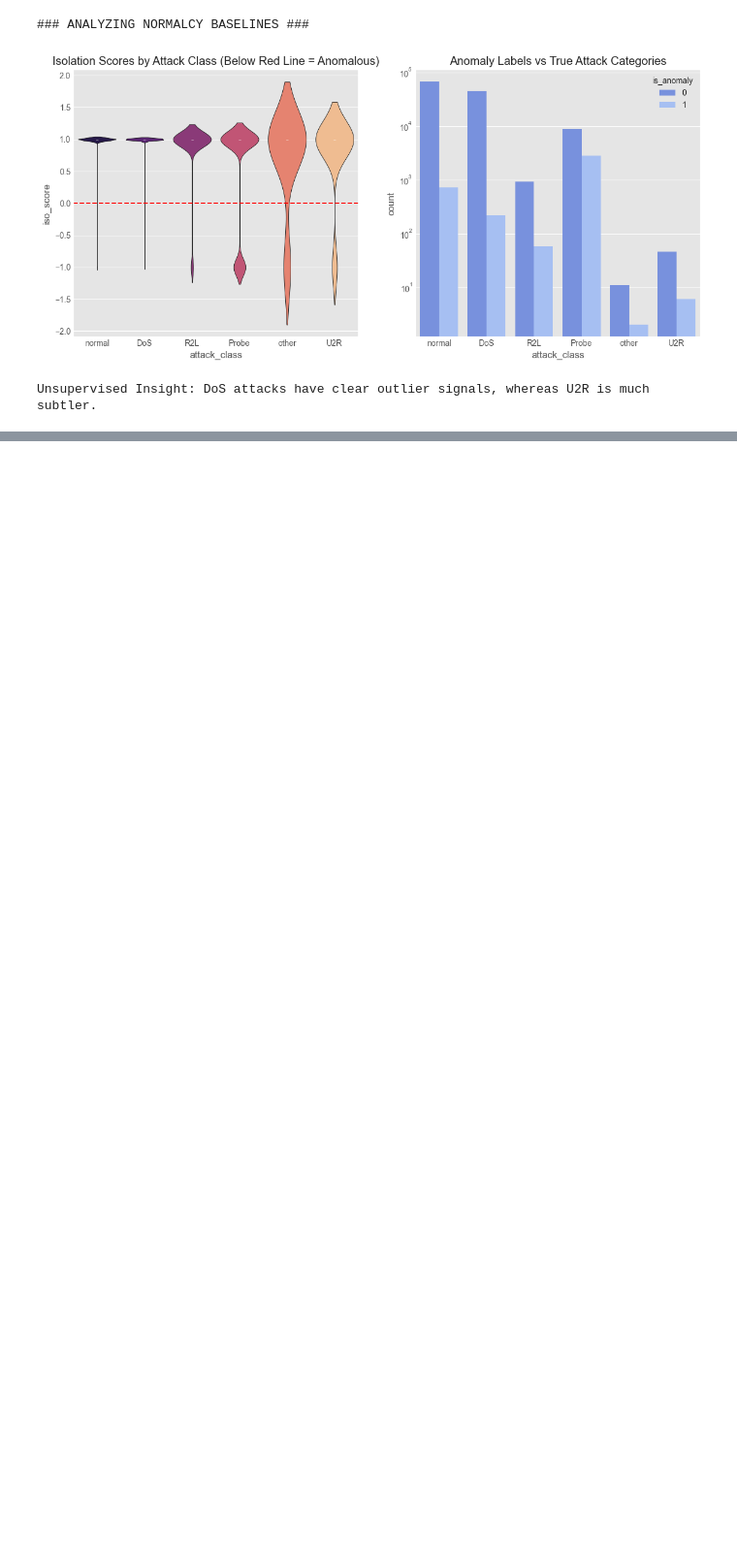
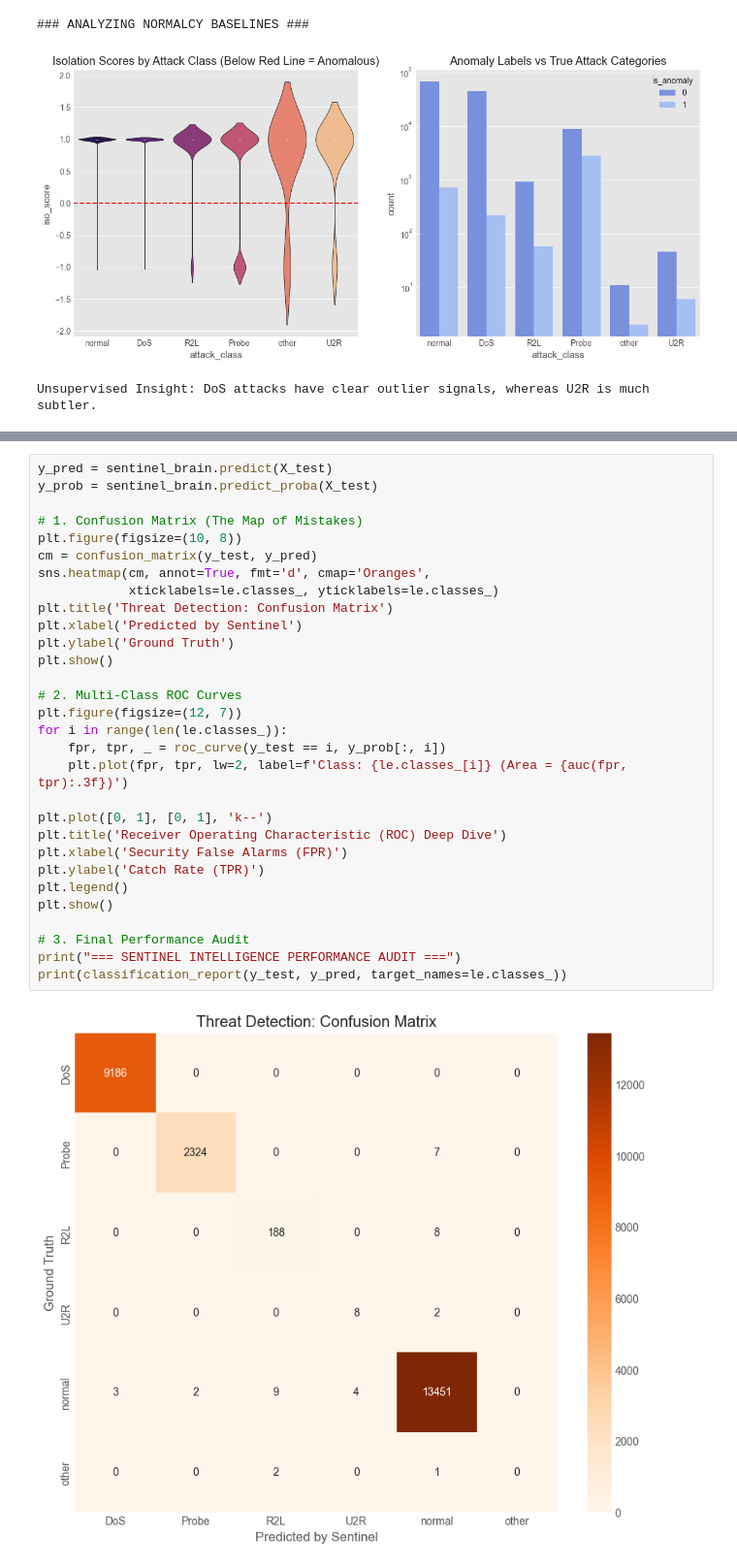
Before and after one commit to mailech/SentinelNet-AI-Powered-Network-Intrusion-Detection-System-, a Jupyter notebook: WorkForce.ipynb, the cells around one changed output, grey strips where cells are left out. Shown at 97% size. Saved outputs shown, nothing was run; the diff lists cells and outputs as text; blank space fills up the shorter version.

```diff
--- a/WorkForce.ipynb
+++ b/WorkForce.ipynb
@@ -320,0 +325,32 @@ sentinel_brain = grid.best_estimator_
+# %%
+y_pred = sentinel_brain.predict(X_test)
+y_prob = sentinel_brain.predict_proba(X_test)
+
+# 1. Confusion Matrix (The Map of Mistakes)
+plt.figure(figsize=(10, 8))
+cm = confusion_matrix(y_test, y_pred)
+sns.heatmap(cm, annot=True, fmt='d', cmap='Oranges',
+            xticklabels=le.classes_, yticklabels=le.classes_)
+plt.title('Threat Detection: Confusion Matrix')
+plt.xlabel('Predicted by Sentinel')
+plt.ylabel('Ground Truth')
+plt.show()
+
+# 2. Multi-Class ROC Curves
+plt.figure(figsize=(12, 7))
+for i in range(len(le.classes_)):
+    fpr, tpr, _ = roc_curve(y_test == i, y_prob[:, i])
+    plt.plot(fpr, tpr, lw=2, label=f'Class: {le.classes_[i]} (Area = {auc(fpr, tpr):.3f})')
+
+plt.plot([0, 1], [0, 1], 'k--')
+plt.title('Receiver Operating Characteristic (ROC) Deep Dive')
+plt.xlabel('Security False Alarms (FPR)')
+plt.ylabel('Catch Rate (TPR)')
+plt.legend()
+plt.show()
+
+# 3. Final Performance Audit
+print("=== SENTINEL INTELLIGENCE PERFORMANCE AUDIT ===")
+print(classification_report(y_test, y_pred, target_names=le.classes_))
+# %% [output]
+[figure, added]
```
Also changed, not shown: parts of 2 cells of this notebook, 9 other files.
